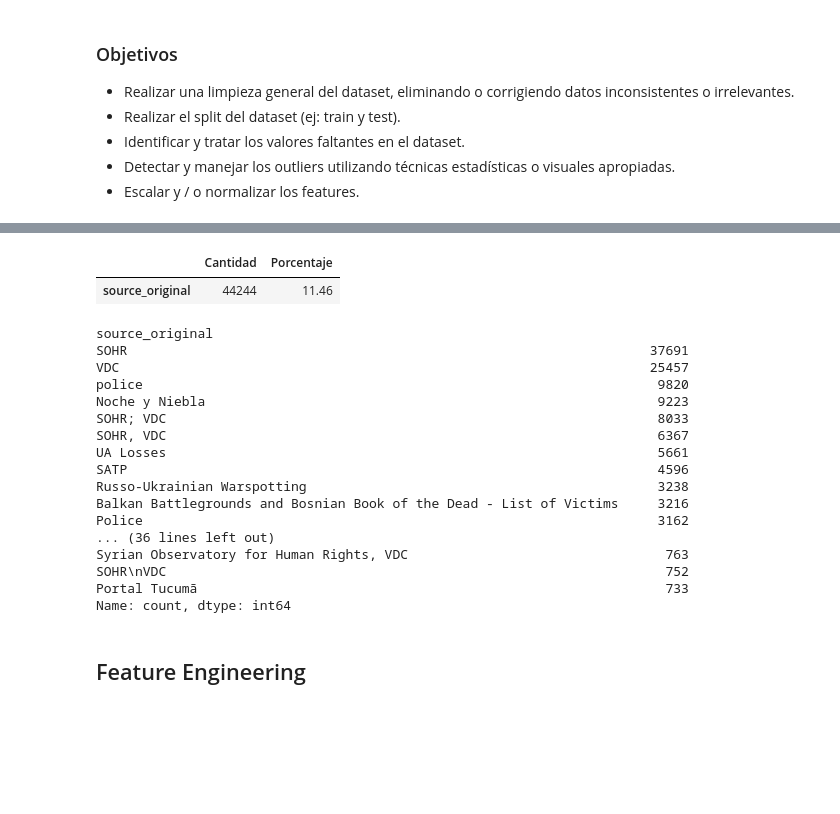
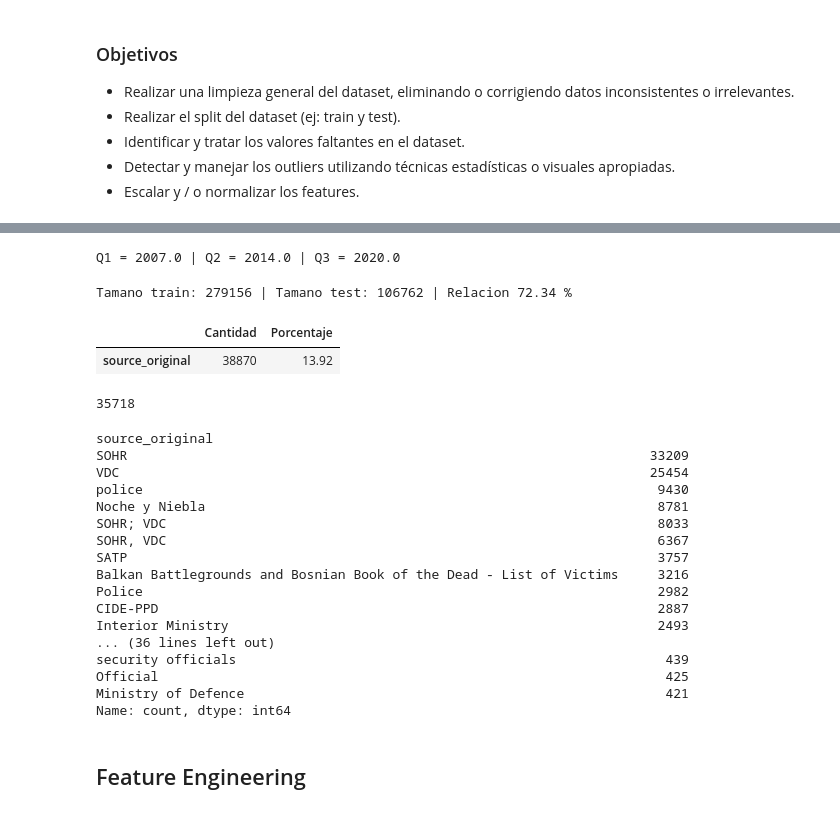
Before and after one commit to NachoXDX/CEIA_Analisis_de_datos, a Jupyter notebook: ejercicios/act_grupal/resNacho.ipynb, the cells around one changed output, grey strips where cells are left out. Cells and saved outputs as stored; diff of their text form; code cells hidden in the pictures; blank space fills up the shorter version.

```diff
--- a/ejercicios/act_grupal/resNacho.ipynb
+++ b/ejercicios/act_grupal/resNacho.ipynb
@@ -132,0 +192,10 @@ comunicar la información.
+# %%
+# Creacion de gravedad
+best_Q1 = df['best'].quantile(0.25)
+best_Q2 = df['best'].quantile(0.5)
+best_Q3 = df['best'].quantile(0.75)
+print(f"Cuartiles de best: {best_Q1} | {best_Q2} | {best_Q3}")
+labels_gravedad = ['baja','media','alta','extrema']
+
+df['gravedad'] = pd.qcut(df['best'], q=4, labels=labels_gravedad)
+df['gravedad'].head()
@@ -145,28 +223,35 @@ apropiadas.
 # Primer paso, limpieza de columnas que aportan info redundante o no relevante
 cols_to_drop = [
     "id", # No sirve el identificador unico
+    "year", # Redundante con date_start
+    "type_of_violence", # No considero disponible
+    "conflict_name", # No considero disponible
     "relid", # Legacy
     "active_year", # No connsidero relevante si es un conflicto activo
     "code_status", # Siempre es clear
     "conflict_dset_id", # Legacy
     "conflict_new_id", # Mantener solo conflict_name
+    "dyad_name", # Redundante con side_a y side_b
     "dyad_dset_id", # Legacy
     "dyad_new_id", # Mantener solo dyad_name
     "side_a_dset_id", # Legacy
     "side_a_new_id", # Usar solo side_a
     "side_b_dset_id", # Legacy
     "side_b_new_id", # Usar solo side_b
+    "number_of_sources", #No considero disponible
     "source_article", # No considero disponible
     "source_office", # No considero disponible
     "source_date", #No considero disponible
     "source_headline", #No considero disponible
     "where_description", #No considero patronizable
+    "where_prec", #No considero disponible
     "adm_1", # Redundante, con lat long
     "adm_2", # Redundante, con lat long
     "geom_wkt", # Redundante, con lat long
     "priogrid_gid", # Redundante, con lat long
     "country_id", # Usar solo country
     "event_clarity", # No considero disponible
+    "date_end", # No considero disponible
     "date_prec", # No considero disponible
     "deaths_a", #Leakage
     "deaths_b", #Leakage
@@ -180,3 +265,7 @@ cols_to_drop = [
 ]
 
 small_df = df.drop(columns=cols_to_drop)
+
+#Converison a datetime de la columna date_start
+small_df['date_start'] = pd.to_datetime(small_df['date_start'])
+small_df.head()
@@ -183,40 +279,61 @@ small_df = df.drop(columns=cols_to_drop)
+# %%
+#Para hacer el split quiero saber antes la distribucion de entradas fecha
+small_df["date_start"].dt.year.quantile(0.75)
+print(f"Q1 = {small_df["date_start"].dt.year.quantile(0.25)} | Q2 = {small_df["date_start"].dt.year.quantile(0.5)} | Q3 = {small_df["date_start"].dt.year.quantile(0.75)}")
+# %% [output]
+Q1 = 2007.0 | Q2 = 2014.0 | Q3 = 2020.0
+# %%
+# Split
+y1, y2 = 1989, 2019 # Esto seria como hacer un split 75/25
+y3, y4 = 2020, 2024
+
+train = small_df[small_df['date_start'].dt.year.between(y1, y2)].copy()
+test = small_df[small_df['date_start'].dt.year.between(y3, y4)].copy()
+
+print(f"Tamano train: {train.shape[0]} | Tamano test: {test.shape[0]} | Relacion {((train.shape[0]*100) / small_df.shape[0]):.2f} %")
+# %% [output]
+Tamano train: 279156 | Tamano test: 106762 | Relacion 72.34 %
 # %%
 # Faltantes
-missing_count = small_df.isna().sum()
-missing_percentage = (small_df.isna().mean() * 100).round(2)
+missing_count = train.isna().sum()
+missing_percentage = (train.isna().mean() * 100).round(2)
 
 missing_summary = pd.DataFrame({
     'Cantidad': missing_count,
     'Porcentaje': missing_percentage
 })
 
 # Filtrar las que estan completas
 missing_summary = missing_summary[missing_summary['Cantidad'] > 0]
 
 # Ordenar en ascendente
 missing_summary = missing_summary.sort_values(by='Cantidad', ascending=False)
 
 missing_summary
 # %% [output]
 |  | Cantidad | Porcentaje |
-| source_original | 44244 | 11.46 |
+| source_original | 38870 | 13.92 |
+# %%
+train["source_original"].nunique()
+# %% [output]
+35718
 # %%
-small_df["source_original"].value_counts().head(50)
+train["source_original"].value_counts().head(50)
 # %% [output]
 source_original
-SOHR                                                                   37691
-VDC                                                                    25457
-police                                                                  9820
-Noche y Niebla                                                          9223
+SOHR                                                                   33209
+VDC                                                                    25454
+police                                                                  9430
+Noche y Niebla                                                          8781
 SOHR; VDC                                                               8033
 SOHR, VDC                                                               6367
-UA Losses                                                               5661
-SATP                                                                    4596
-Russo-Ukrainian Warspotting                                             3238
+SATP                                                                    3757
 Balkan Battlegrounds and Bosnian Book of the Dead - List of Victims     3216
-Police                                                                  3162
+Police                                                                  2982
+CIDE-PPD                                                                2887
+Interior Ministry                                                       2493
 ... (36 lines left out)
-Syrian Observatory for Human Rights, VDC                                 763
-SOHR\nVDC                                                                752
-Portal Tucumã                                                            733
+security officials                                                       439
+Official                                                                 425
+Ministry of Defence                                                      421
 Name: count, dtype: int64
```
Also changed, not shown: parts of 12 cells of this notebook, 2 other files.
